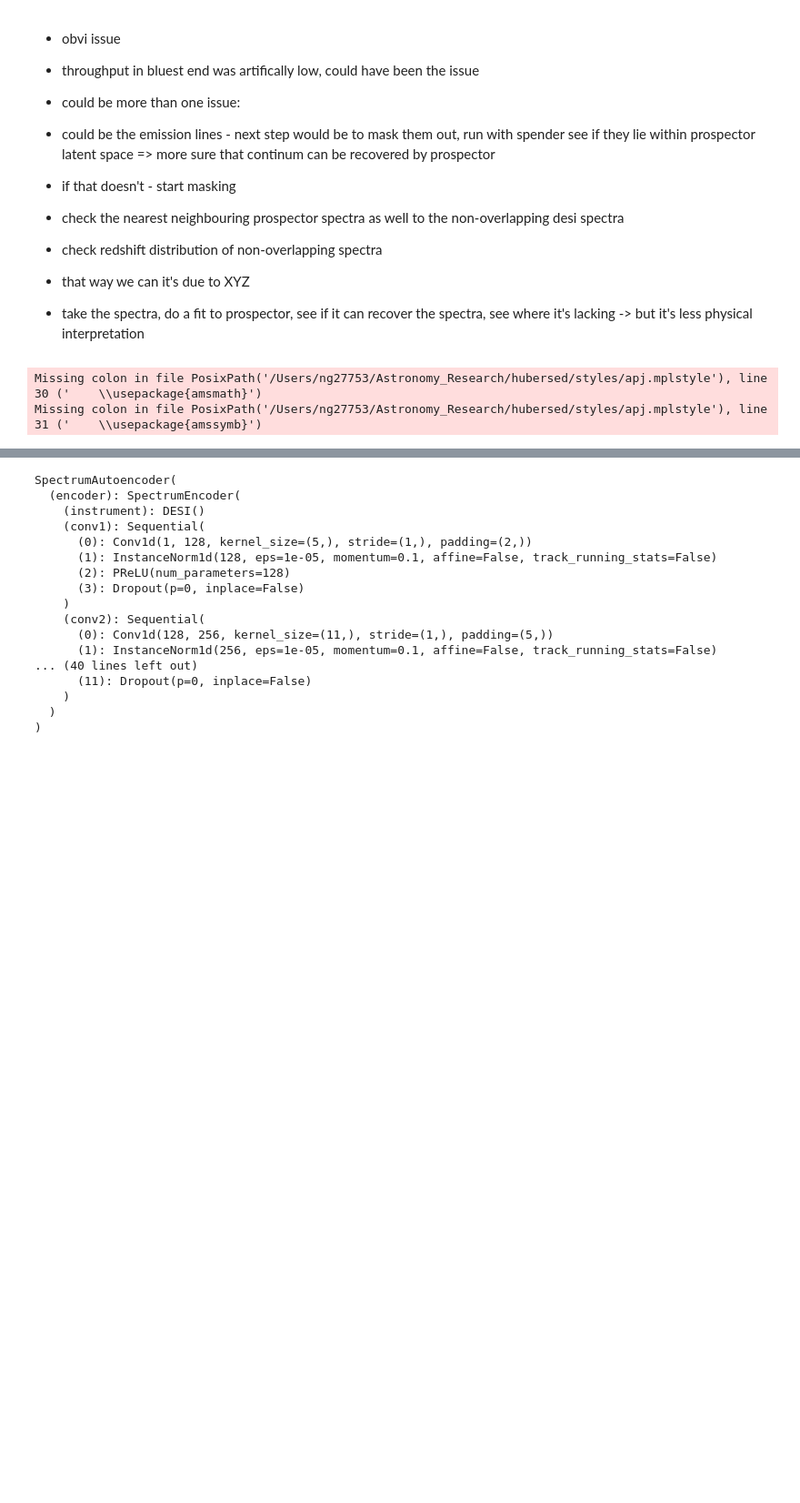
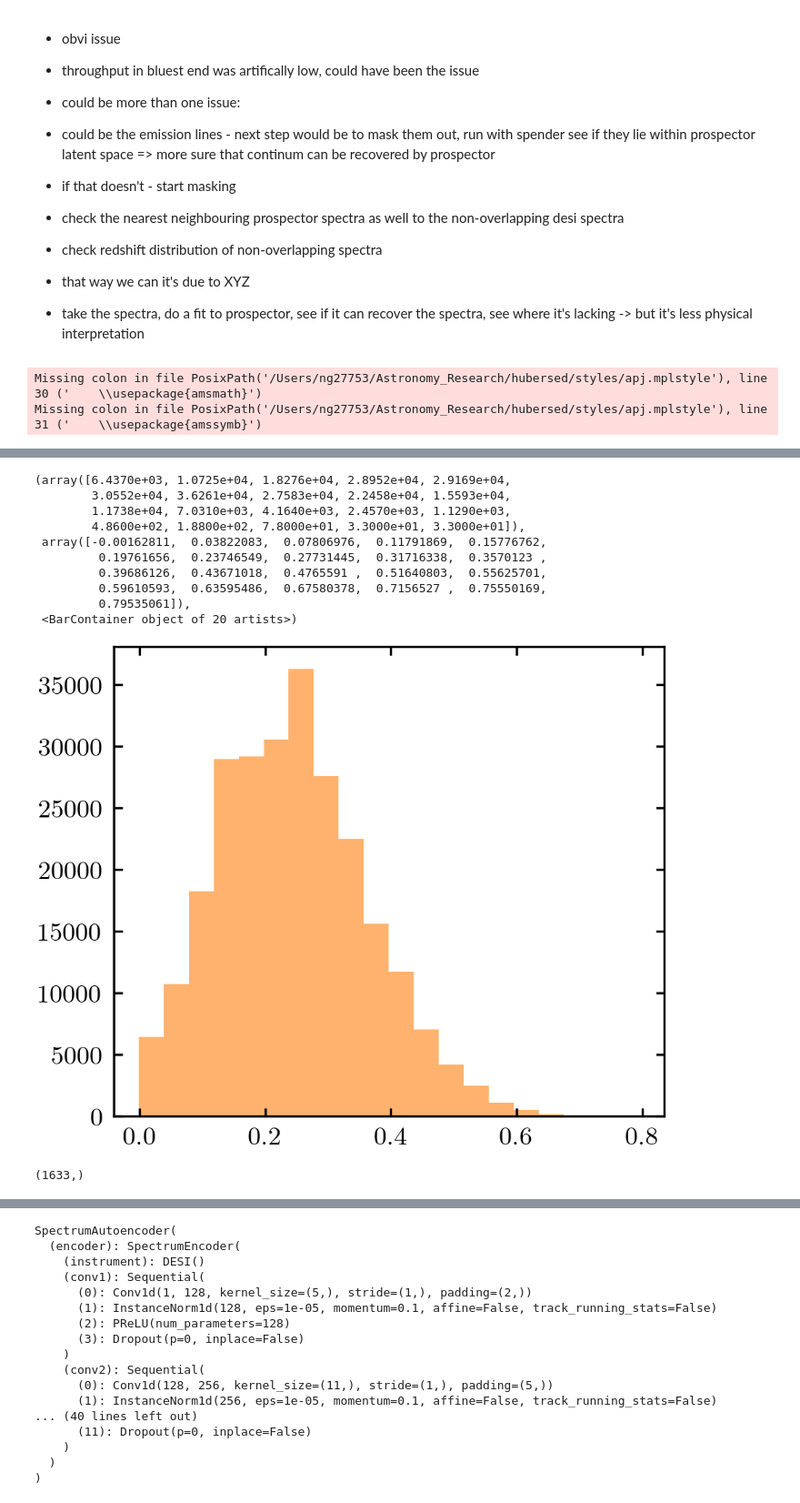
Before and after one commit to galactic-ai/hubersed, a Jupyter notebook: bin/spender/noise/check_outlier.ipynb, the cells around one changed output, grey strips where cells are left out. Shown at 91% size. Saved outputs shown, nothing was run; the diff lists cells and outputs as text; code cells hidden in the pictures; blank space fills up the shorter version.

```diff
--- a/bin/spender/noise/check_outlier.ipynb
+++ b/bin/spender/noise/check_outlier.ipynb
@@ -88,0 +101,18 @@ ax.set_yticks([])
+# %%
+plt.hist(s_zs[~outlier_mask], bins=20, alpha=0.6, color='C1')
+# %% [output]
+(array([6.4370e+03, 1.0725e+04, 1.8276e+04, 2.8952e+04, 2.9169e+04,
+        3.0552e+04, 3.6261e+04, 2.7583e+04, 2.2458e+04, 1.5593e+04,
+        1.1738e+04, 7.0310e+03, 4.1640e+03, 2.4570e+03, 1.1290e+03,
+        4.8600e+02, 1.8800e+02, 7.8000e+01, 3.3000e+01, 3.3000e+01]),
+ array([-0.00162811,  0.03822083,  0.07806976,  0.11791869,  0.15776762,
+         0.19761656,  0.23746549,  0.27731445,  0.31716338,  0.3570123 ,
+         0.39686126,  0.43671018,  0.4765591 ,  0.51640803,  0.55625701,
+         0.59610593,  0.63595486,  0.67580378,  0.7156527 ,  0.75550169,
+         0.79535061]),
+ <BarContainer object of 20 artists>)
+[figure, added]
+# %%
+s_zs
+# %% [output]
+(1633,)
```
Also changed, not shown: parts of 19 cells of this notebook, 2 other files.
